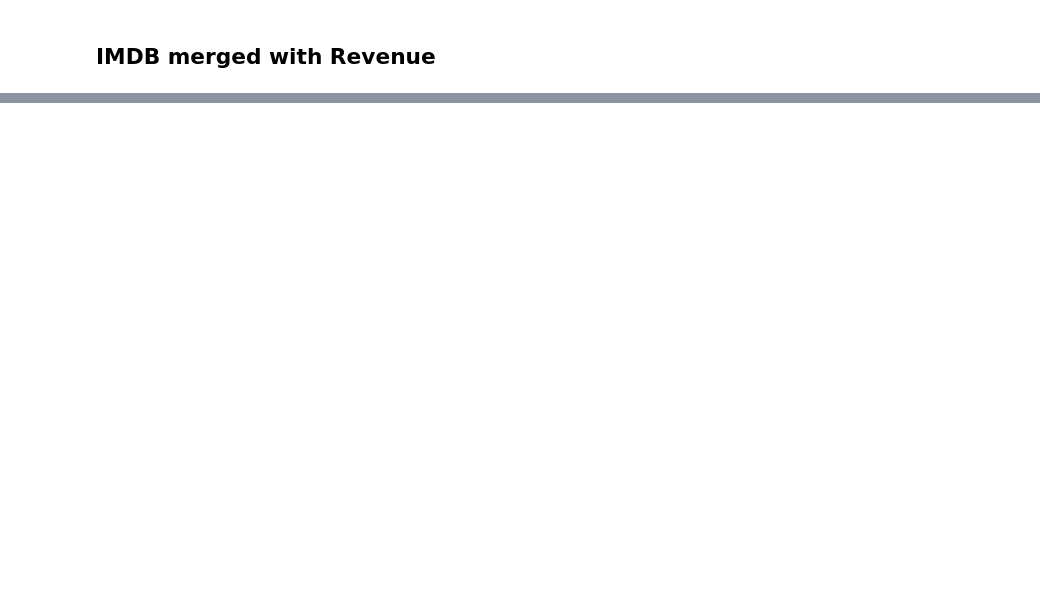
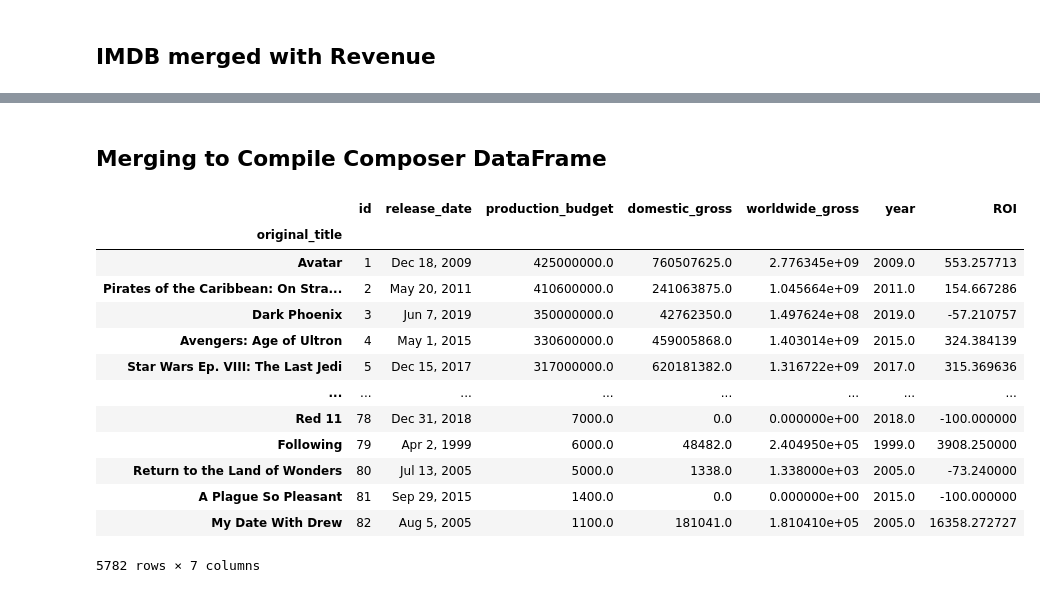
Before and after one commit to khyateed/Movie-Data-Analysis, a Jupyter notebook: student.ipynb, the cells around one changed output, grey strips where cells are left out. Cells and saved outputs as stored; diff of their text form; code cells hidden in the pictures; blank space fills up the shorter version.

```diff
--- a/student.ipynb
+++ b/student.ipynb
@@ -440,0 +394,33 @@ imdb_merge
+# %% [markdown]
+## Merging to Compile Composer DataFrame
+# %%
+gross = pd.read_csv('zippedData/tn.movie_budgets.csv.gz')
+# %%
+gross['year'] = gross['release_date'].str[-4:].astype(float)
+gross['domestic_gross'] = gross['domestic_gross'].str.replace(',', '')
+gross['domestic_gross'] = gross['domestic_gross'].str.replace('$', '').astype(float)
+gross['production_budget'] = gross['production_budget'].str.replace(',', '')
+gross['production_budget'] = gross['production_budget'].str.replace('$', '').astype(float)
+gross['worldwide_gross'] = gross['worldwide_gross'].str.replace(',', '')
+gross['worldwide_gross'] = gross['worldwide_gross'].str.replace('$', '').astype(float)
+# %%
+gross['ROI'] = (((gross['worldwide_gross'] - gross['production_budget']) / gross['production_budget'] ) * 100)
+# %%
+gross.rename(columns = {'movie': 'original_title'}, inplace=True)
+# %%
+gross.set_index('original_title')
+# %% [output]
+|  | id | release_date | production_budget | domestic_gross | worldwide_gross | year | ROI |
+| original_title |  |  |  |  |  |  |  |
+| Avatar | 1 | Dec 18, 2009 | 425000000.0 | 760507625.0 | 2.776345e+09 | 2009.0 | 553.257713 |
+| Pirates of the Caribbean: On Stra... | 2 | May 20, 2011 | 410600000.0 | 241063875.0 | 1.045664e+09 | 2011.0 | 154.667286 |
+| Dark Phoenix | 3 | Jun 7, 2019 | 350000000.0 | 42762350.0 | 1.497624e+08 | 2019.0 | -57.210757 |
+| Avengers: Age of Ultron | 4 | May 1, 2015 | 330600000.0 | 459005868.0 | 1.403014e+09 | 2015.0 | 324.384139 |
+| Star Wars Ep. VIII: The Last Jedi | 5 | Dec 15, 2017 | 317000000.0 | 620181382.0 | 1.316722e+09 | 2017.0 | 315.369636 |
+| ... | ... | ... | ... | ... | ... | ... | ... |
+| Red 11 | 78 | Dec 31, 2018 | 7000.0 | 0.0 | 0.000000e+00 | 2018.0 | -100.000000 |
+| Following | 79 | Apr 2, 1999 | 6000.0 | 48482.0 | 2.404950e+05 | 1999.0 | 3908.250000 |
+| Return to the Land of Wonders | 80 | Jul 13, 2005 | 5000.0 | 1338.0 | 1.338000e+03 | 2005.0 | -73.240000 |
+| A Plague So Pleasant | 81 | Sep 29, 2015 | 1400.0 | 0.0 | 0.000000e+00 | 2015.0 | -100.000000 |
+| My Date With Drew | 82 | Aug 5, 2005 | 1100.0 | 181041.0 | 1.810410e+05 | 2005.0 | 16358.272727 |
+5782 rows × 7 columns
```
Also changed, not shown: parts of 26 cells of this notebook.
